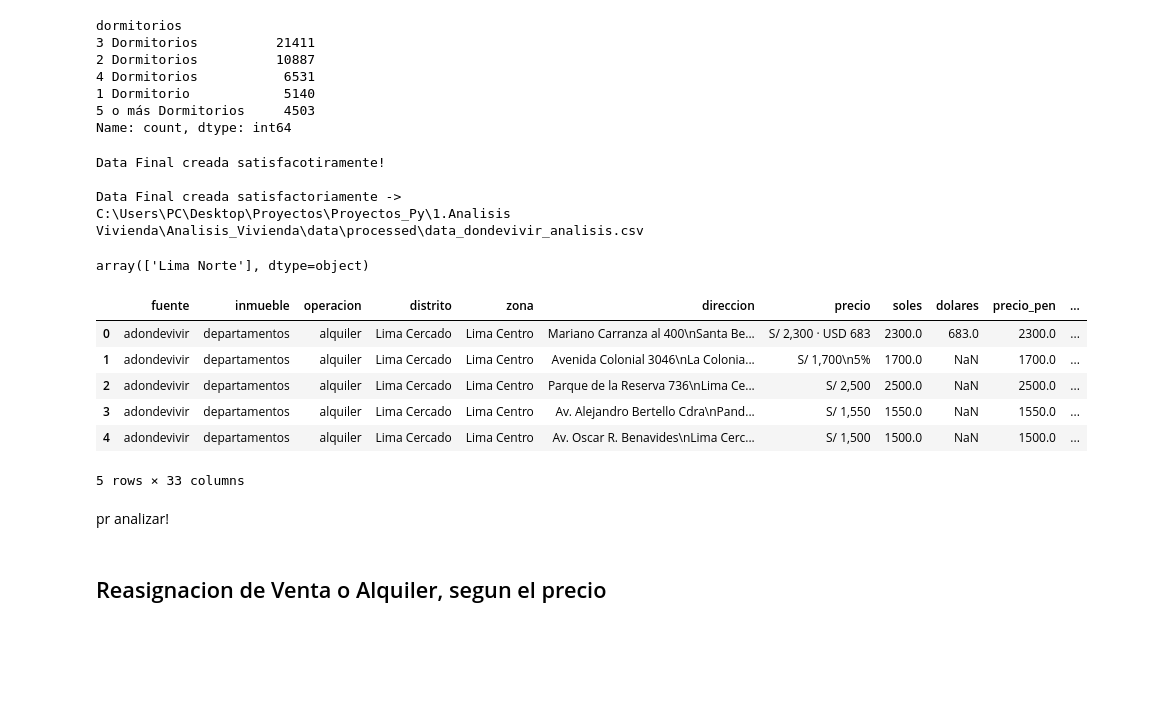
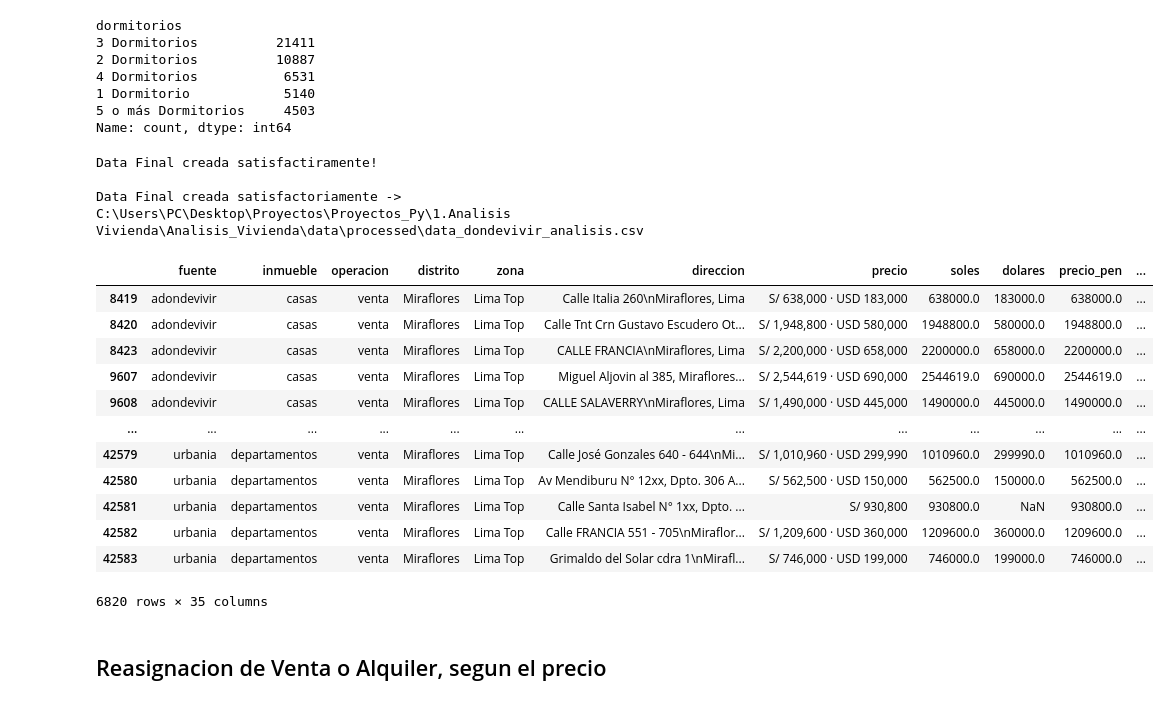
Before and after one commit to RH-007/Analisis_Vivienda, a Jupyter notebook: analysis/vivienda_process.ipynb, the cells around one changed output. Cells and saved outputs as stored; diff of their text form; code cells hidden in the pictures; blank space fills up the shorter version.

```diff
--- a/analysis/vivienda_process.ipynb
+++ b/analysis/vivienda_process.ipynb
@@ -653,30 +661,32 @@ Name: count, dtype: int64
+# %%
+distritos = data_analisis["distrito"].unique()
+
+data_quitar = pd.DataFrame()
+for distrito in distritos:
+
+    datos_atipicos = detected_atipic_price_alquiler(distrito)
+    datos_atipicos = datos_atipicos[datos_atipicos["casos"] == "quitar"].copy()
+    # if not datos_atipicos.empty:
+        # print(f"\nDistrito: {distrito} - Registros Atípicos: {len(datos_atipicos)}")
+    data_quitar = pd.concat([data_quitar, datos_atipicos], ignore_index=True)
+
+
+data_analisis_temp = data_analisis.merge(
+    data_quitar[["enlace", "casos"]],
+    on = "enlace",
+    how = "left"
+
+)
+
+data_analisis_limpia = data_analisis_temp[data_analisis_temp["casos"] != "quitar"]
 # %%
-print("\nData Final creada satisfacotiramente!")
+print("\nData Final creada satisfactiramente!")
 
 # Export
 out_path = DATA_OUT / "data_dondevivir_analisis.csv"
-data_analisis.to_csv(out_path, sep="|", index=False)
+data_analisis_limpia.to_csv(out_path, sep="|", index=False)
 print("\nData Final creada satisfactoriamente ->", out_path)
 # %% [output]
-Data Final creada satisfacotiramente!
+Data Final creada satisfactiramente!
 
 Data Final creada satisfactoriamente -> C:\Users\PC\Desktop\Proyectos\Proyectos_Py\1.Analisis Vivienda\Analisis_Vivienda\data\processed\data_dondevivir_analisis.csv
-# %%
-data_analisis[data_analisis["distrito"]=="Independencia"]["zona"].unique()
-# %% [output]
-array(['Lima Norte'], dtype=object)
-# %%
-path_final_ = rf"C:\Users\PC\Desktop\Proyectos\Proyectos_Py\1.Analisis Vivienda\Analisis_Vivienda\data\processed\data_dondevivir_analisis.csv"
-data_final = pd.read_csv(path_final_, sep="|")
-
-data_final.head()
-# %% [output]
-|  | fuente | inmueble | operacion | distrito | zona | direccion | precio | soles | dolares | precio_pen | ... |
-| 0 | adondevivir | departamentos | alquiler | Lima Cercado | Lima Centro | Mariano Carranza al 400\nSanta Be... | S/ 2,300 · USD 683 | 2300.0 | 683.0 | 2300.0 | ... |
-| 1 | adondevivir | departamentos | alquiler | Lima Cercado | Lima Centro | Avenida Colonial 3046\nLa Colonia... | S/ 1,700\n5% | 1700.0 | NaN | 1700.0 | ... |
-| 2 | adondevivir | departamentos | alquiler | Lima Cercado | Lima Centro | Parque de la Reserva 736\nLima Ce... | S/ 2,500 | 2500.0 | NaN | 2500.0 | ... |
-| 3 | adondevivir | departamentos | alquiler | Lima Cercado | Lima Centro | Av. Alejandro Bertello Cdra\nPand... | S/ 1,550 | 1550.0 | NaN | 1550.0 | ... |
-| 4 | adondevivir | departamentos | alquiler | Lima Cercado | Lima Centro | Av. Oscar R. Benavides\nLima Cerc... | S/ 1,500 | 1500.0 | NaN | 1500.0 | ... |
-5 rows × 33 columns
-# %% [markdown]
-pr analizar!
@@ -683,3 +695,19 @@ pr analizar!
+# %%
+data_analisis_limpia[(data_analisis_limpia["distrito"]=="Miraflores")&(data_analisis_limpia["operacion"]=="venta")]
+# %% [output]
+|  | fuente | inmueble | operacion | distrito | zona | direccion | precio | soles | dolares | precio_pen | ... |
+| 8419 | adondevivir | casas | venta | Miraflores | Lima Top | Calle Italia 260\nMiraflores, Lima | S/ 638,000 · USD 183,000 | 638000.0 | 183000.0 | 638000.0 | ... |
+| 8420 | adondevivir | casas | venta | Miraflores | Lima Top | Calle Tnt Crn Gustavo Escudero Ot... | S/ 1,948,800 · USD 580,000 | 1948800.0 | 580000.0 | 1948800.0 | ... |
+| 8423 | adondevivir | casas | venta | Miraflores | Lima Top | CALLE FRANCIA\nMiraflores, Lima | S/ 2,200,000 · USD 658,000 | 2200000.0 | 658000.0 | 2200000.0 | ... |
+| 9607 | adondevivir | casas | venta | Miraflores | Lima Top | Miguel Aljovin al 385, Miraflores... | S/ 2,544,619 · USD 690,000 | 2544619.0 | 690000.0 | 2544619.0 | ... |
+| 9608 | adondevivir | casas | venta | Miraflores | Lima Top | CALLE SALAVERRY\nMiraflores, Lima | S/ 1,490,000 · USD 445,000 | 1490000.0 | 445000.0 | 1490000.0 | ... |
+| ... | ... | ... | ... | ... | ... | ... | ... | ... | ... | ... | ... |
+| 42579 | urbania | departamentos | venta | Miraflores | Lima Top | Calle José Gonzales 640 - 644\nMi... | S/ 1,010,960 · USD 299,990 | 1010960.0 | 299990.0 | 1010960.0 | ... |
+| 42580 | urbania | departamentos | venta | Miraflores | Lima Top | Av Mendiburu N° 12xx, Dpto. 306 A... | S/ 562,500 · USD 150,000 | 562500.0 | 150000.0 | 562500.0 | ... |
+| 42581 | urbania | departamentos | venta | Miraflores | Lima Top | Calle Santa Isabel N° 1xx, Dpto. ... | S/ 930,800 | 930800.0 | NaN | 930800.0 | ... |
+| 42582 | urbania | departamentos | venta | Miraflores | Lima Top | Calle FRANCIA 551 - 705\nMiraflor... | S/ 1,209,600 · USD 360,000 | 1209600.0 | 360000.0 | 1209600.0 | ... |
+| 42583 | urbania | departamentos | venta | Miraflores | Lima Top | Grimaldo del Solar cdra 1\nMirafl... | S/ 746,000 · USD 199,000 | 746000.0 | 199000.0 | 746000.0 | ... |
+6820 rows × 35 columns
 # %% [markdown]
 ## Reasignacion de Venta o Alquiler, segun el precio
 # %%
```
Also changed, not shown: parts of 27 cells of this notebook, 28 other files.
